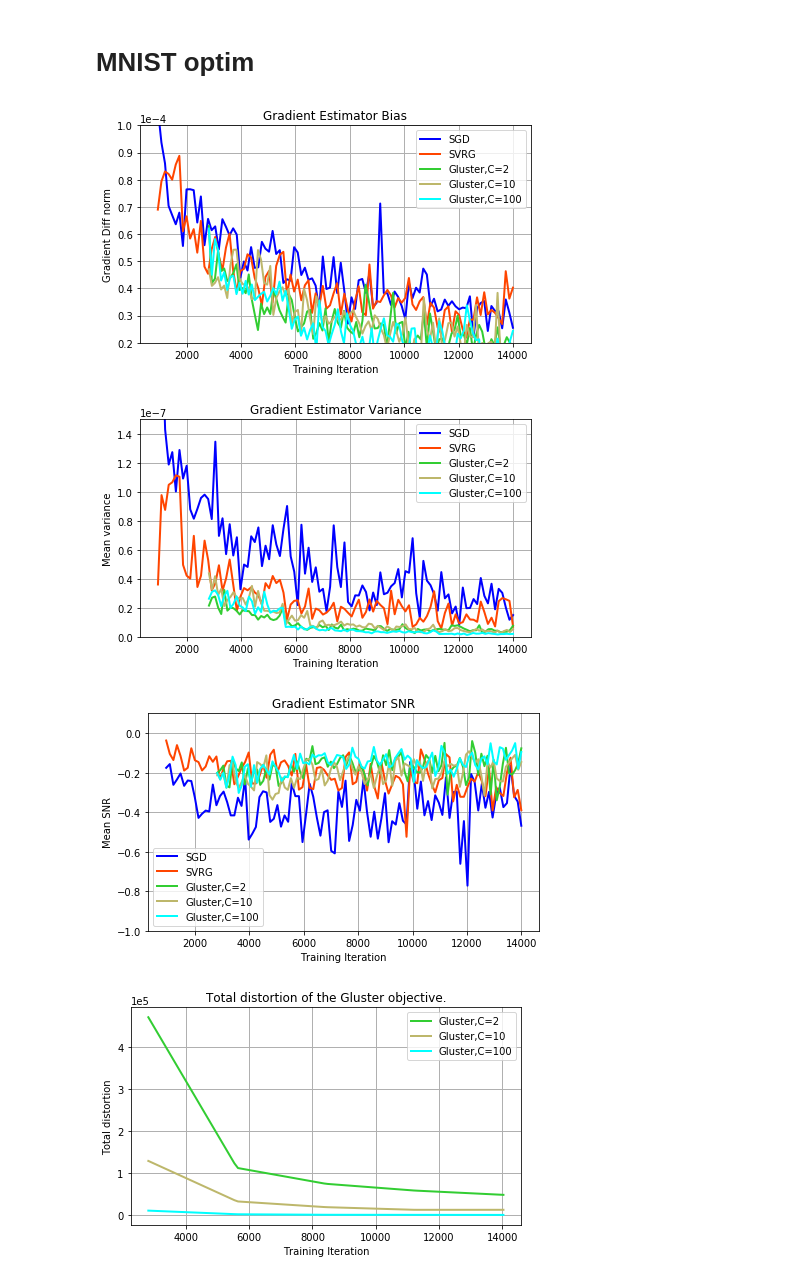
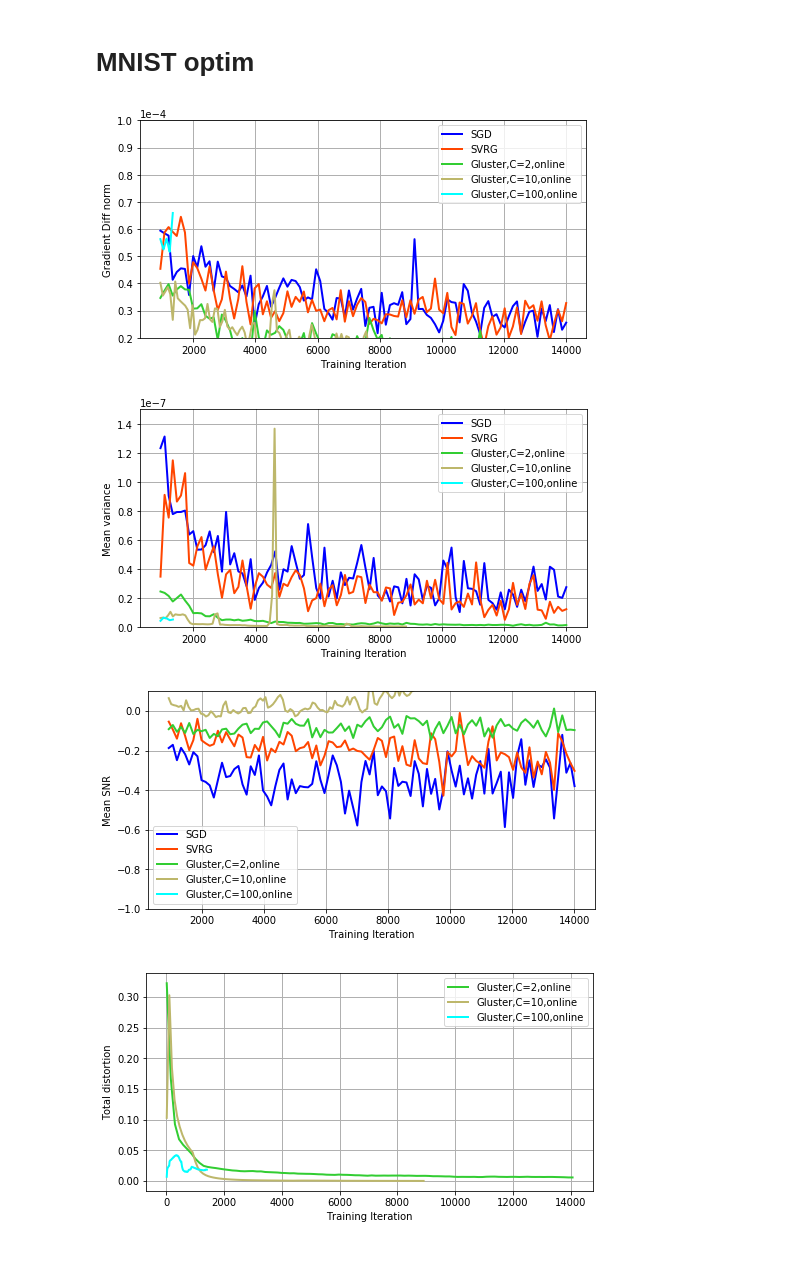
Before and after one commit to fartashf/gvar_code, a Jupyter notebook: notebooks/figures_icml.ipynb, the cells around one changed output. Saved outputs shown, nothing was run; the diff lists cells and outputs as text; code cells hidden in the pictures.

```diff
--- a/notebooks/figures_icml.ipynb
+++ b/notebooks/figures_icml.ipynb
@@ -51,21 +52,22 @@ data, run_names = plot_runs_and_tags(get_data_f, plot_f, logdir, patterns, tag_n
 # %%
 get_data_f = get_data_pth
 # plot_f = plt.plot
 plot_f = plot_smooth_o1
 logdir = '/u/faghri/dmom/code/runs/'
-patterns = ['.*runs_mnist_gvar_optim/.*lr_0.05(.*estim_sgd|.*estim_svrg|.*nclusters_(?!.*online))']  # (?!.*scheduler)
+patterns = ['.*runs_mnist_gvar_optim/.*lr_0.1(.*estim_sgd|.*estim_svrg|.*nclusters_(.*online))']  # (?!.*scheduler)
 tag_names = ['grad_bias', 'est_var', 'est_snr', 'gb_td', 'Tacc', 'Vacc']
 fig_name = 'figs_icml/mnist_optim.png'
 lg_tags = ['sgd', 'svrg', 'gluster', 'g_nclusters', 'online']  # g_estim
 # ylim = [None]*20
 ylim = [[.2e-4, 1e-4], [0, 1.5e-7], [-1, 0.1], None, [98, 100], [98, 100]]
 # ylim = [[1e-4, 1e-1], [1e-2, 1e-1], [98, 100], [97,100], [0, 100], None, None, None, None, None, None, None, None, None, None, None, None]
 sep_h = True
 ncolor = None
+no_title = True
 lg_replace = [('sgd,', ''), ('g_nclusters_', 'C='), ('sgd', 'SGD'), ('svrg', 'SVRG'), ('gluster', 'Gluster'), ('g_osnap_iter_', 'Oi='), ('g_beta_', 'beta='), ('g_min_size_', 'sz='), ('duplicate_10', 'Dup')]
-data, run_names = plot_runs_and_tags(get_data_f, plot_f, logdir, patterns, tag_names, fig_name, lg_tags, ylim, sep_h=sep_h, ncolor=ncolor, lg_replace=lg_replace, save_single=save_single)
+data, run_names = plot_runs_and_tags(get_data_f, plot_f, logdir, patterns, tag_names, fig_name, lg_tags, ylim, sep_h=sep_h, ncolor=ncolor, lg_replace=lg_replace, save_single=save_single, no_title=no_title)
 # %% [output]
-[figure, old version]
+[figure, new version]
-[figure, old version]
+[figure, new version]
-[figure, old version]
+[figure, new version]
-[figure, old version]
+[figure, new version]
```
Also changed, not shown: parts of 2 cells of this notebook, 22 other files.
